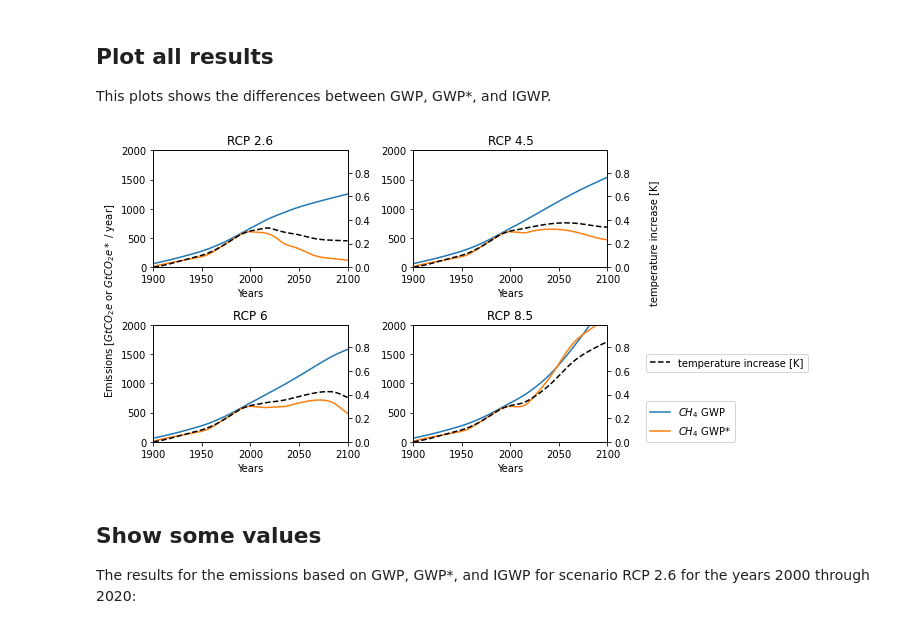
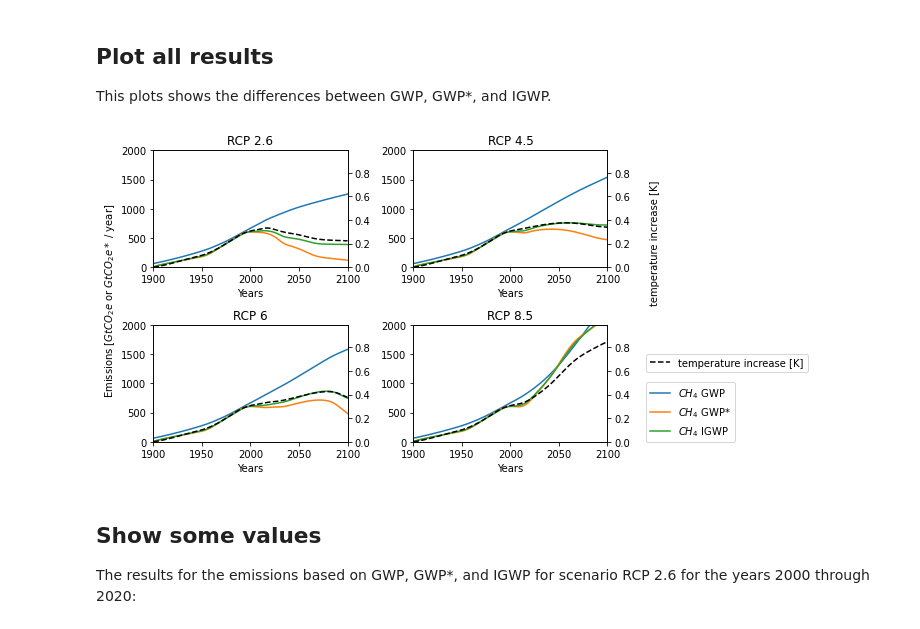
Before and after one commit to hydrocomputing/igwp, a Jupyter notebook: index.ipynb, the cells around one changed output. Saved outputs shown, nothing was run; the diff lists cells and outputs as text; code cells hidden in the pictures.

Commit message:
Rename "stock and flow" to IGWP

```diff
--- a/index.ipynb
+++ b/index.ipynb
@@ -43,14 +48,14 @@ With `conda`:
 
 This plots shows the differences between GWP, GWP*, and IGWP.
 # %%
-from igwp.core import get_emission_data_paths
+from igwp.core import get_emission_data_paths, make_gwps_improved
 from igwp.plotting import plot_all
 
 rcp_scenarios = get_emission_data_paths()
 
-plot_all(rcp_scenarios)
+plot_all(rcp_scenarios, make_df=make_gwps_improved)
 # %% [output]
-[figure, old version]
+[figure, new version]
 # %% [markdown]
 ## Show some values
 
```
Also changed, not shown: parts of 3 cells of this notebook, 7 other files.
